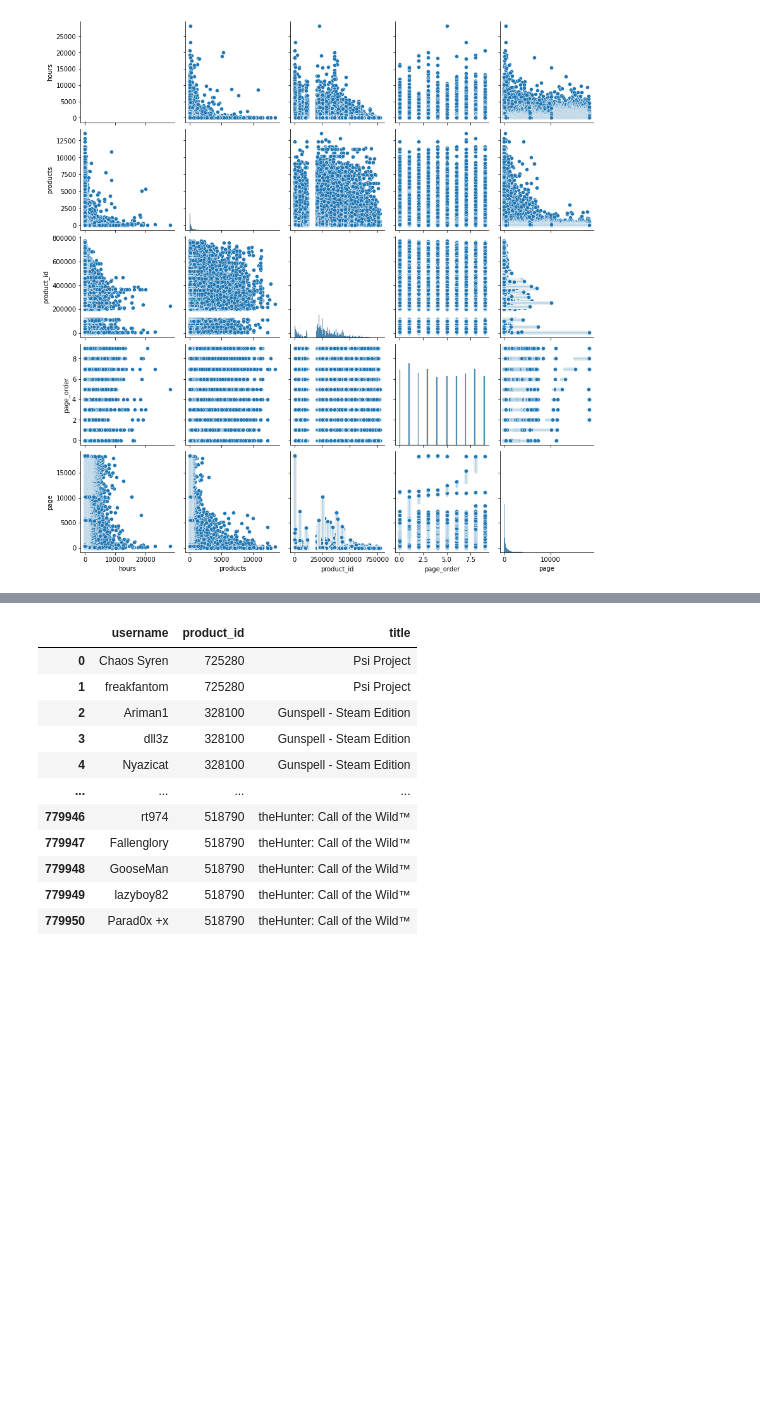
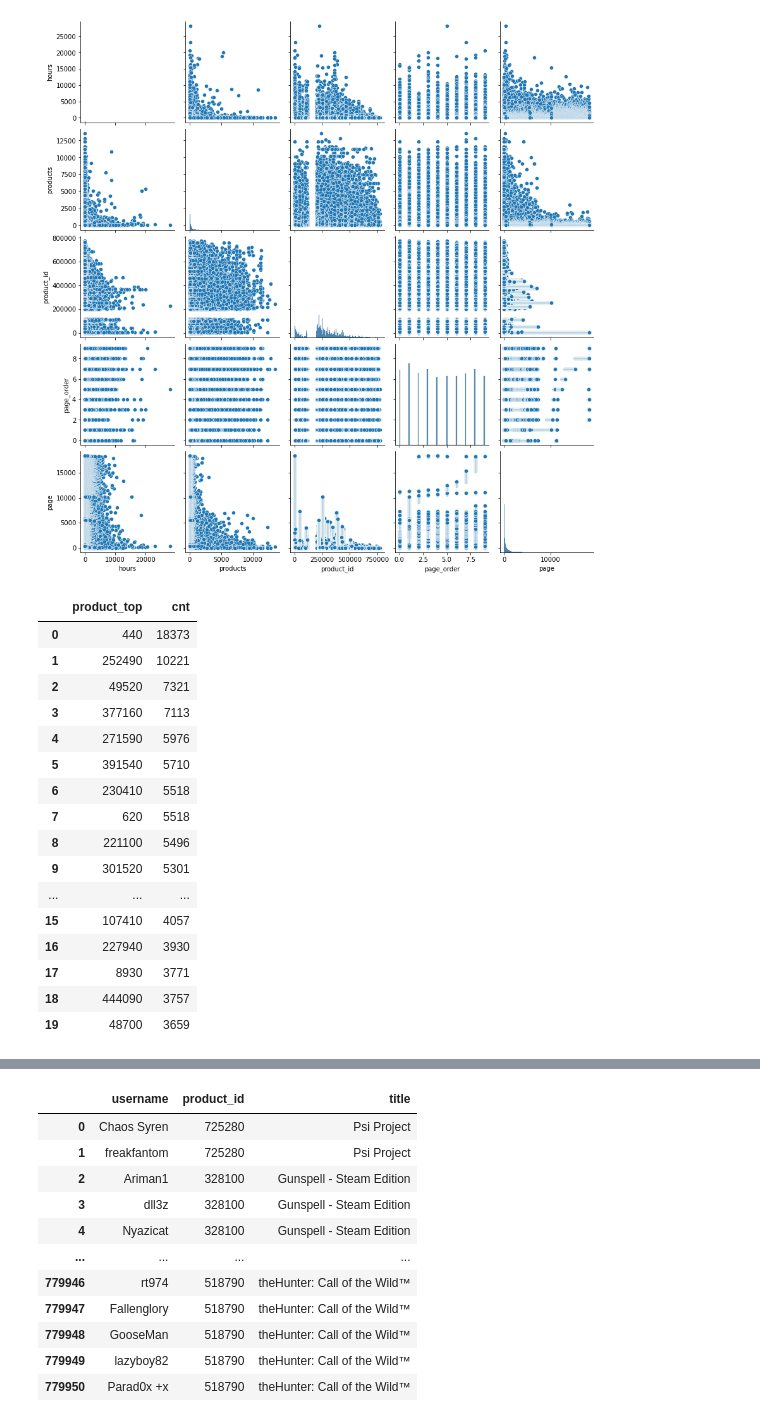
Before and after one commit to gonzalogperez/sistemas-recomendacion-steam, a Jupyter notebook: DS_Proyecto_03_SR.ipynb, the cells around one changed output, grey strips where cells are left out. Saved outputs shown, nothing was run; the diff lists cells and outputs as text; code cells hidden in the pictures; blank space fills up the shorter version.

```diff
--- a/DS_Proyecto_03_SR.ipynb
+++ b/DS_Proyecto_03_SR.ipynb
@@ -225,0 +234,27 @@ sns.pairplot(dataplot)
+# %%
+datax = df1['product_id'].value_counts().head(20)
+datax.head()
+datax = pd.DataFrame(datax)
+datax['product_top'] = datax.index
+datax.rename({'product_id': 'cnt'}, axis=1, inplace=True)
+datax.reset_index(drop=True, inplace=True)
+datax = datax[['product_top','cnt']].sort_values(['cnt'], ascending=False)
+datax.head(20)
+# %% [output]
+|  | product_top | cnt |
+| 0 | 440 | 18373 |
+| 1 | 252490 | 10221 |
+| 2 | 49520 | 7321 |
+| 3 | 377160 | 7113 |
+| 4 | 271590 | 5976 |
+| 5 | 391540 | 5710 |
+| 6 | 230410 | 5518 |
+| 7 | 620 | 5518 |
+| 8 | 221100 | 5496 |
+| 9 | 301520 | 5301 |
+| ... | ... | ... |
+| 15 | 107410 | 4057 |
+| 16 | 227940 | 3930 |
+| 17 | 8930 | 3771 |
+| 18 | 444090 | 3757 |
+| 19 | 48700 | 3659 |
```
Also changed, not shown: parts of 17 cells of this notebook.
